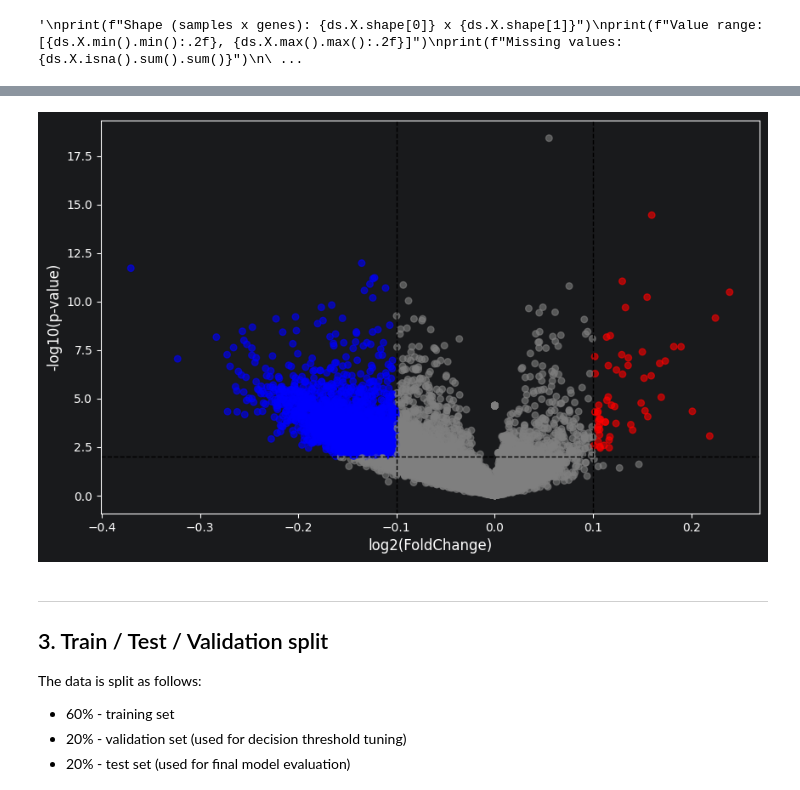
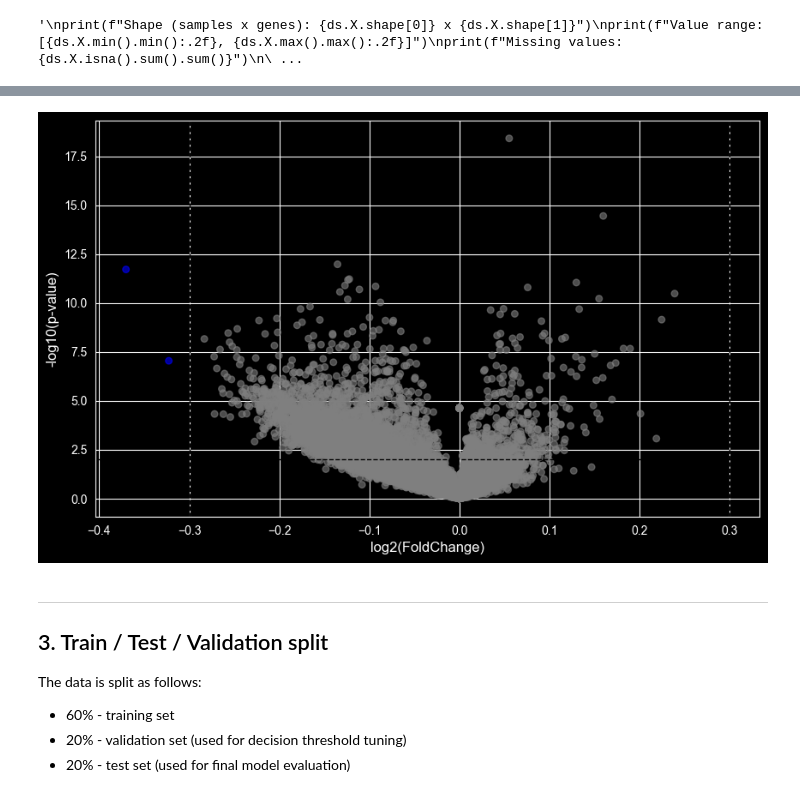
Before and after one commit to kasiaOsowska/pancreatic_canacer_dataset_analysis, a Jupyter notebook: 1_data_preparation.ipynb, the cells around one changed output, grey strips where cells are left out. Drawn from its saved outputs; the diff is of its cells as text; code cells hidden in the pictures.

```diff
--- a/1_data_preparation.ipynb
+++ b/1_data_preparation.ipynb
@@ -58,7 +61,7 @@ ANOVA_PERCENTILE = 5
 MEAN_PERCENTILE = 5
 WITHIN_GROUP_VARIANCE_PERCENTILE = 95
 ANOVA_FDR_THRESHOLD = 0.1
-LOG2FC = 0.3
+LOG2FC = 0.1
 
 
 print(f"Number of samples: {ds.X.shape[0]}")
@@ -236,7 +239,8 @@ ds.X.head(10).describe()
 # %%
 from sklearn.feature_selection import f_classif
 
-def create_volcano_plot(X, y, gene_names=None, fc_threshold=1, p_threshold=0.01):
+def create_volcano_plot(X, y, p_threshold=0.01):
+    fc_threshold = LOG2FC
     """
     Tworzy wulkano plot z macierzy ekspresji genów i etykiet.
 
@@ -293,7 +297,7 @@ def create_volcano_plot(X, y, gene_names=None, fc_threshold=1, p_threshold=0.01)
 
     return {'log2fc': log2fc, 'p_values': p_values, 'significant': significant}
 
-create_volcano_plot(ds.X, y_encoded, gene_names=ds.X.columns, fc_threshold=0.1, p_threshold=0.01)
+create_volcano_plot(ds.X, y_encoded, p_threshold=0.01)
 # %% [output]
 {'log2fc': ENSG00000000003   -2.617766e-02
  ENSG00000000005   -9.289937e-15
@@ -308,11 +312,11 @@ create_volcano_plot(ds.X, y_encoded, gene_names=ds.X.columns, fc_threshold=0.1,
  ENSG00000288723   -1.252291e-03
  Length: 42630, dtype: float64,
 ... (10 lines left out)
  ENSG00000288721    False
  ENSG00000288722    False
  ENSG00000288723    False
  Length: 42630, dtype: bool}
-[figure, old version]
+[figure, new version]
 # %% [markdown]
 ---
 
```
Also changed, not shown: parts of 11 cells of this notebook, 8 other files.
